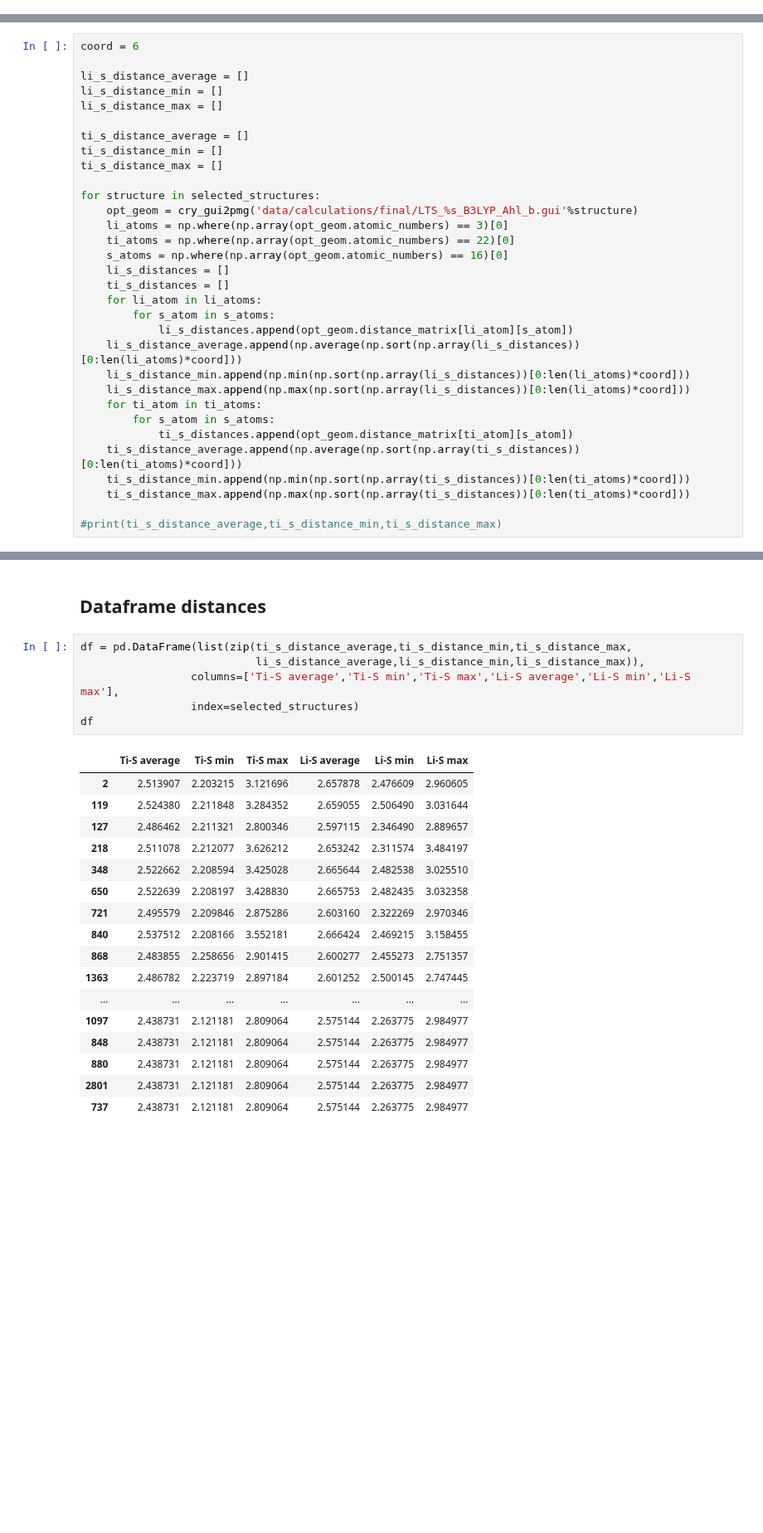
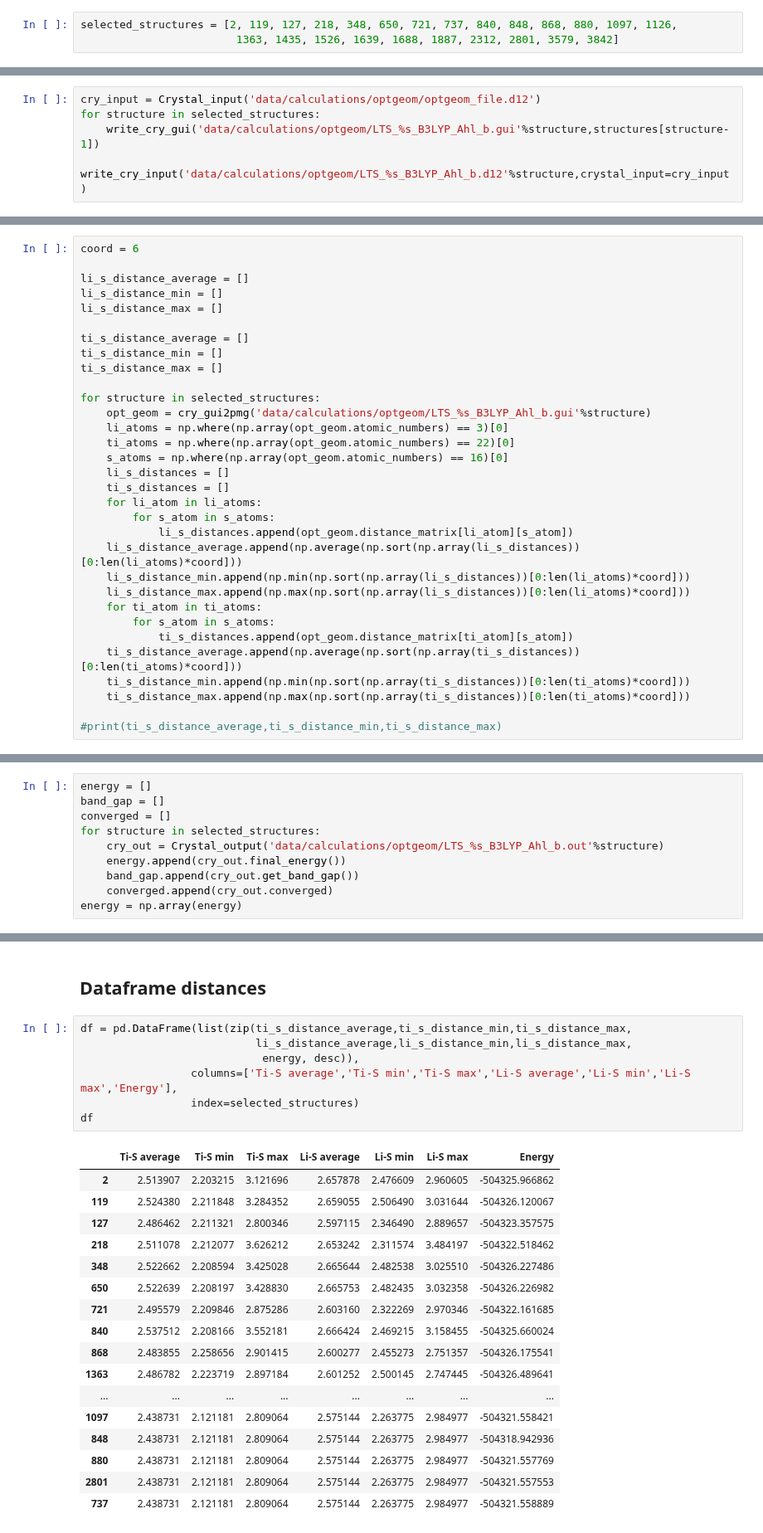
Before and after one commit to cmsg-icl/solid-solutions, a Jupyter notebook: Li2TiS.ipynb, the cells around one changed output, grey strips where cells are left out. Shown at 83% size. Cells and saved outputs as stored; diff of their text form; blank space fills up the shorter version.

```diff
--- a/Li2TiS.ipynb
+++ b/Li2TiS.ipynb
@@ -187,0 +101,3 @@ selected_structures
+# %%
+selected_structures = [2, 119, 127, 218, 348, 650, 721, 737, 840, 848, 868, 880, 1097, 1126,
+                        1363, 1435, 1526, 1639, 1688, 1887, 2312, 2801, 3579, 3842]
@@ -187,0 +172,5 @@ selected_structures
+# %%
+cry_input = Crystal_input('data/calculations/optgeom/optgeom_file.d12')
+for structure in selected_structures:
+    write_cry_gui('data/calculations/optgeom/LTS_%s_B3LYP_Ahl_b.gui'%structure,structures[structure-1])
+    write_cry_input('data/calculations/optgeom/LTS_%s_B3LYP_Ahl_b.d12'%structure,crystal_input=cry_input)
@@ -199,7 +206,7 @@ ti_s_distance_min = []
 ti_s_distance_max = []
 
 for structure in selected_structures:
-    opt_geom = cry_gui2pmg('data/calculations/final/LTS_%s_B3LYP_Ahl_b.gui'%structure)
+    opt_geom = cry_gui2pmg('data/calculations/optgeom/LTS_%s_B3LYP_Ahl_b.gui'%structure)
     li_atoms = np.where(np.array(opt_geom.atomic_numbers) == 3)[0]
     ti_atoms = np.where(np.array(opt_geom.atomic_numbers) == 22)[0]
     s_atoms = np.where(np.array(opt_geom.atomic_numbers) == 16)[0]
@@ -236,0 +239,10 @@ array([10.632, 14.798, 14.828, 15.185, 15.185, 15.185, 15.185, 15.185,
+# %%
+energy = []
+band_gap = []
+converged = []
+for structure in selected_structures:
+    cry_out = Crystal_output('data/calculations/optgeom/LTS_%s_B3LYP_Ahl_b.out'%structure)
+    energy.append(cry_out.final_energy())
+    band_gap.append(cry_out.get_band_gap())
+    converged.append(cry_out.converged)
+energy = np.array(energy)
@@ -238,25 +343,26 @@ array([10.632, 14.798, 14.828, 15.185, 15.185, 15.185, 15.185, 15.185,
 ## Dataframe distances
 # %%
 df = pd.DataFrame(list(zip(ti_s_distance_average,ti_s_distance_min,ti_s_distance_max,
-                           li_s_distance_average,li_s_distance_min,li_s_distance_max)),
-                 columns=['Ti-S average','Ti-S min','Ti-S max','Li-S average','Li-S min','Li-S max'],
+                           li_s_distance_average,li_s_distance_min,li_s_distance_max,
+                            energy, desc)),
+                 columns=['Ti-S average','Ti-S min','Ti-S max','Li-S average','Li-S min','Li-S max','Energy'],
                  index=selected_structures)
 df
 # %% [output]
-|  | Ti-S average | Ti-S min | Ti-S max | Li-S average | Li-S min | Li-S max |
-| 2 | 2.513907 | 2.203215 | 3.121696 | 2.657878 | 2.476609 | 2.960605 |
-| 119 | 2.524380 | 2.211848 | 3.284352 | 2.659055 | 2.506490 | 3.031644 |
-| 127 | 2.486462 | 2.211321 | 2.800346 | 2.597115 | 2.346490 | 2.889657 |
-| 218 | 2.511078 | 2.212077 | 3.626212 | 2.653242 | 2.311574 | 3.484197 |
-| 348 | 2.522662 | 2.208594 | 3.425028 | 2.665644 | 2.482538 | 3.025510 |
-| 650 | 2.522639 | 2.208197 | 3.428830 | 2.665753 | 2.482435 | 3.032358 |
-| 721 | 2.495579 | 2.209846 | 2.875286 | 2.603160 | 2.322269 | 2.970346 |
-| 840 | 2.537512 | 2.208166 | 3.552181 | 2.666424 | 2.469215 | 3.158455 |
-| 868 | 2.483855 | 2.258656 | 2.901415 | 2.600277 | 2.455273 | 2.751357 |
-| 1363 | 2.486782 | 2.223719 | 2.897184 | 2.601252 | 2.500145 | 2.747445 |
-| ... | ... | ... | ... | ... | ... | ... |
-| 1097 | 2.438731 | 2.121181 | 2.809064 | 2.575144 | 2.263775 | 2.984977 |
-| 848 | 2.438731 | 2.121181 | 2.809064 | 2.575144 | 2.263775 | 2.984977 |
-| 880 | 2.438731 | 2.121181 | 2.809064 | 2.575144 | 2.263775 | 2.984977 |
-| 2801 | 2.438731 | 2.121181 | 2.809064 | 2.575144 | 2.263775 | 2.984977 |
-| 737 | 2.438731 | 2.121181 | 2.809064 | 2.575144 | 2.263775 | 2.984977 |
+|  | Ti-S average | Ti-S min | Ti-S max | Li-S average | Li-S min | Li-S max | Energy |
+| 2 | 2.513907 | 2.203215 | 3.121696 | 2.657878 | 2.476609 | 2.960605 | -504325.966862 |
+| 119 | 2.524380 | 2.211848 | 3.284352 | 2.659055 | 2.506490 | 3.031644 | -504326.120067 |
+| 127 | 2.486462 | 2.211321 | 2.800346 | 2.597115 | 2.346490 | 2.889657 | -504323.357575 |
+| 218 | 2.511078 | 2.212077 | 3.626212 | 2.653242 | 2.311574 | 3.484197 | -504322.518462 |
+| 348 | 2.522662 | 2.208594 | 3.425028 | 2.665644 | 2.482538 | 3.025510 | -504326.227486 |
+| 650 | 2.522639 | 2.208197 | 3.428830 | 2.665753 | 2.482435 | 3.032358 | -504326.226982 |
+| 721 | 2.495579 | 2.209846 | 2.875286 | 2.603160 | 2.322269 | 2.970346 | -504322.161685 |
+| 840 | 2.537512 | 2.208166 | 3.552181 | 2.666424 | 2.469215 | 3.158455 | -504325.660024 |
+| 868 | 2.483855 | 2.258656 | 2.901415 | 2.600277 | 2.455273 | 2.751357 | -504326.175541 |
+| 1363 | 2.486782 | 2.223719 | 2.897184 | 2.601252 | 2.500145 | 2.747445 | -504326.489641 |
+| ... | ... | ... | ... | ... | ... | ... | ... |
+| 1097 | 2.438731 | 2.121181 | 2.809064 | 2.575144 | 2.263775 | 2.984977 | -504321.558421 |
+| 848 | 2.438731 | 2.121181 | 2.809064 | 2.575144 | 2.263775 | 2.984977 | -504318.942936 |
+| 880 | 2.438731 | 2.121181 | 2.809064 | 2.575144 | 2.263775 | 2.984977 | -504321.557769 |
+| 2801 | 2.438731 | 2.121181 | 2.809064 | 2.575144 | 2.263775 | 2.984977 | -504321.557553 |
+| 737 | 2.438731 | 2.121181 | 2.809064 | 2.575144 | 2.263775 | 2.984977 | -504321.558889 |
```
Also changed, not shown: parts of 217 cells of this notebook.
